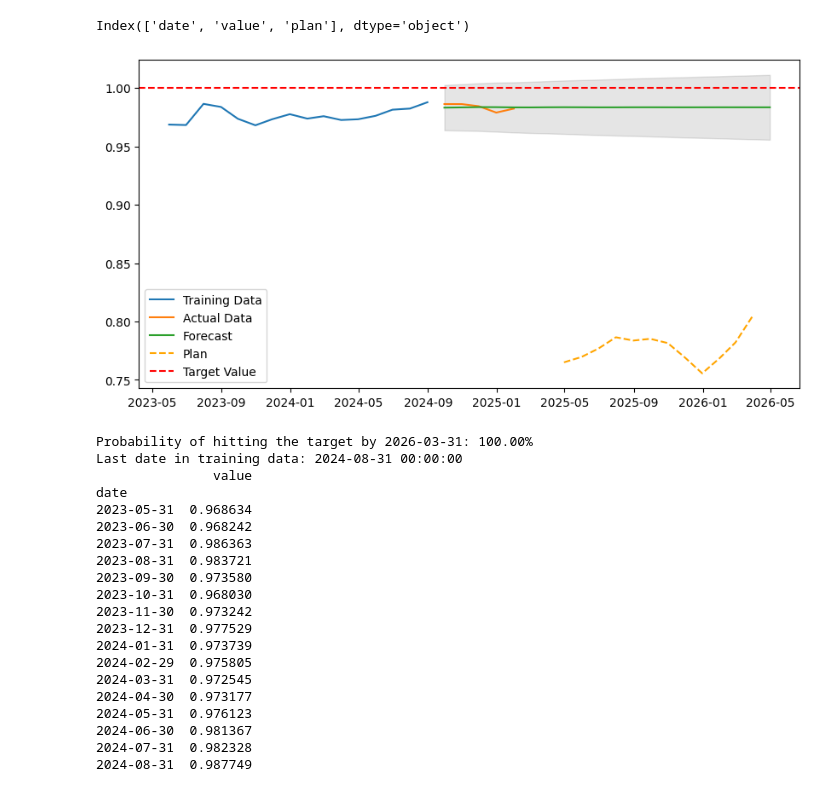
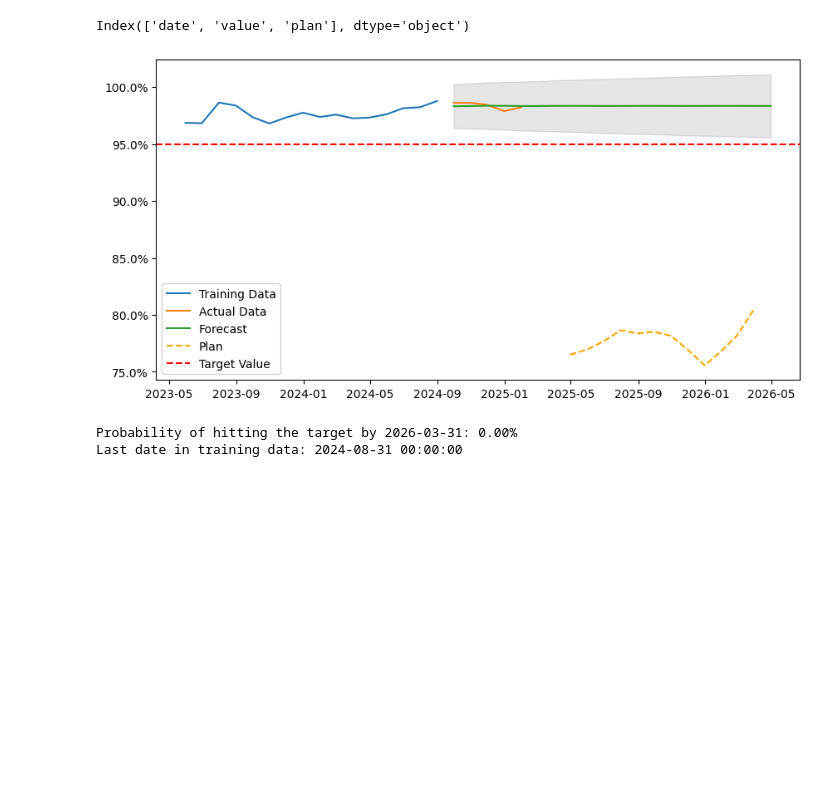
Before and after one commit to martindata999/se_planning_forecasting, a Jupyter notebook: planning_forecasting 4hrs.ipynb, the cells around one changed output. Drawn from its saved outputs; the diff is of its cells as text; code cells hidden in the pictures; blank space fills up the shorter version.

Commit message:
Hard coded 4 hour target and changed y-axis to %

```diff
--- a/planning_forecasting 4hrs.ipynb
+++ b/planning_forecasting 4hrs.ipynb
@@ -114,7 +115,7 @@ endog = data_4hrs_forecast['value']
 
 # Define the target date and value
 target_date = '2026-03-31'
-target_value = 1
+target_value = 0.95 # NHS 4 hour target
 
 # Split data into training and testing sets
 # Find the length of data_4hrs_forecast ignoring missing values
@@ -129,51 +130,37 @@ model_fit = model.fit()
 # Forecast up to the target date
 forecast_steps = len(pd.date_range(start=train.index[-1], end=target_date, freq='M'))
 forecast_result = model_fit.get_forecast(steps=forecast_steps)
 forecast = forecast_result.predicted_mean
 conf_int = forecast_result.conf_int()
 
 # Create a date range for the forecast
 forecast_index = pd.date_range(start=train.index[-1], periods=forecast_steps + 1, freq='M')[1:]
 
 # Plot forecast with confidence intervals
 plt.figure(figsize=(10,5))
 plt.plot(train.index, train['value'], label='Training Data')
 plt.plot(test.index, test['value'], label='Actual Data')
 plt.plot(forecast_index, forecast, label='Forecast')
 plt.fill_between(forecast_index, conf_int.iloc[:, 0], conf_int.iloc[:, 1], color='k', alpha=0.1)
 # Plot the plan data from data_4hrs_plan
 plt.plot(data_4hrs_plan['date'], data_4hrs_plan['plan'], label='Plan', color='orange', linestyle='--')
 
 plt.axhline(y=target_value, color='r', linestyle='--', label='Target Value')
+
+# Set y-axis to percentage
+plt.gca().yaxis.set_major_formatter(mtick.PercentFormatter(1.0))  # Scale values to percentage
+
 # plt.plot(data_52wks_forecast.index, data_52wks_forecast['plan'], label='Plan', color='orange')
 plt.legend()
 plt.show()
 
 # Calculate probability of hitting target on the target date
 target_conf_int = conf_int.iloc[-1]  # Confidence interval on the target date
 probability = np.mean((target_conf_int[0] <= target_value) & (target_conf_int[1] >= target_value))
 print(f'Probability of hitting the target by {target_date}: {probability*100:.2f}%')
 
 print("Last date in training data:", train.index[-1])
 # %% [output]
-[figure, old version]
+[figure, new version]
-Probability of hitting the target by 2026-03-31: 100.00%
+Probability of hitting the target by 2026-03-31: 0.00%
 Last date in training data: 2024-08-31 00:00:00
-               value
-date
-2023-05-31  0.968634
-2023-06-30  0.968242
-2023-07-31  0.986363
-2023-08-31  0.983721
-2023-09-30  0.973580
-2023-10-31  0.968030
-2023-11-30  0.973242
-2023-12-31  0.977529
-2024-01-31  0.973739
-2024-02-29  0.975805
-2024-03-31  0.972545
-2024-04-30  0.973177
-2024-05-31  0.976123
-2024-06-30  0.981367
-2024-07-31  0.982328
-2024-08-31  0.987749
```
Also changed, not shown: parts of 1 cell of this notebook.
